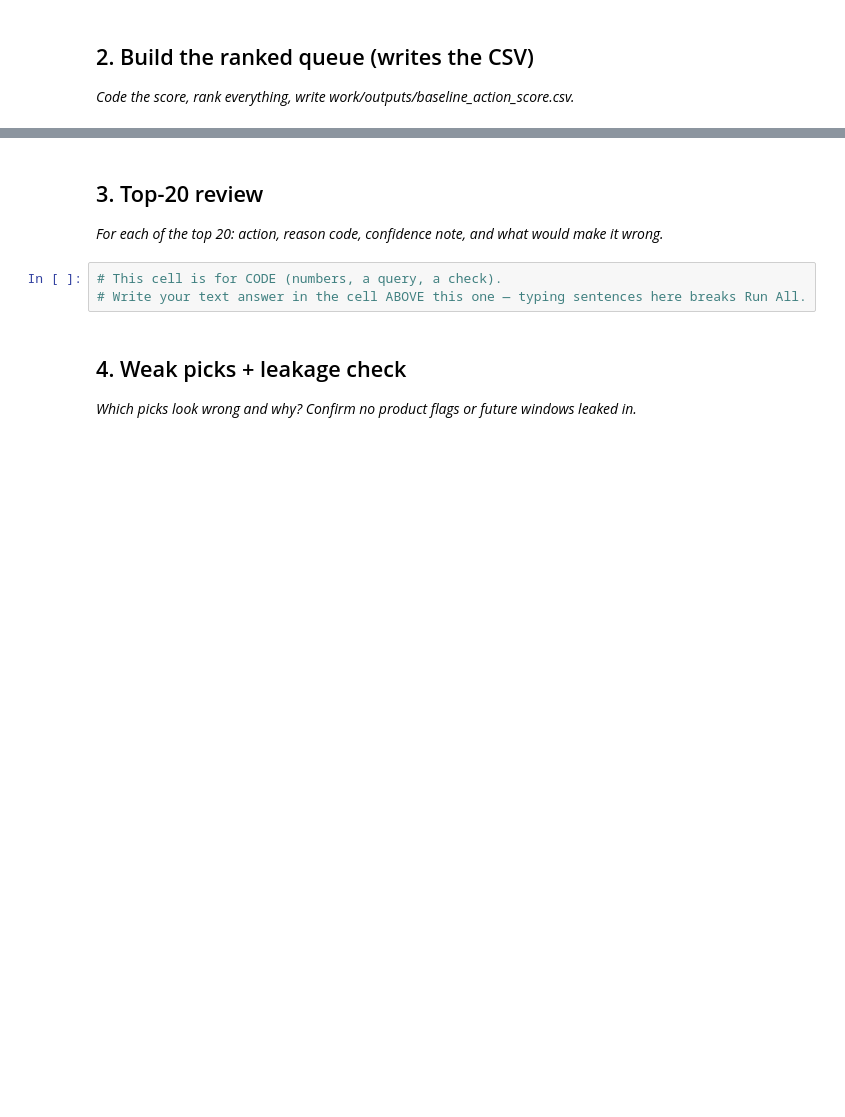
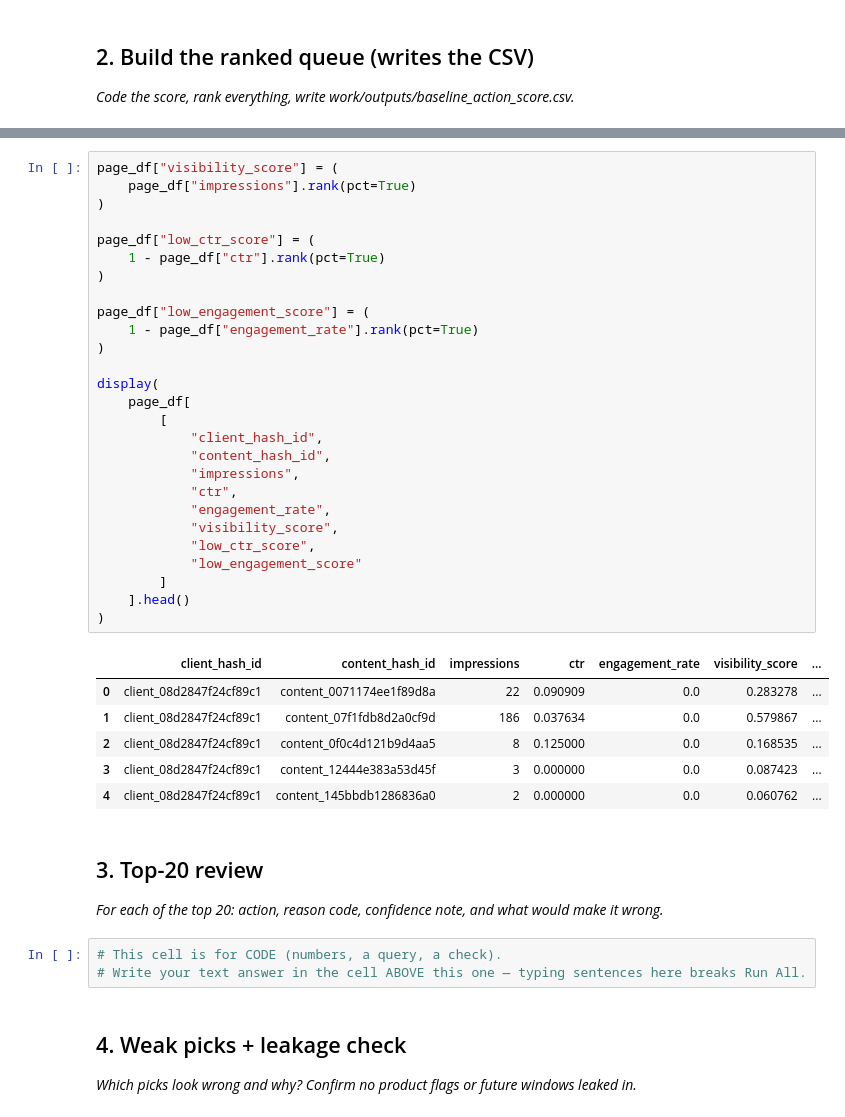
Before and after one commit to nando135/flyrank_ml_1, a Jupyter notebook: work/notebooks/w04_baseline_score.ipynb, the cells around one changed output, grey strips where cells are left out. Drawn from its saved outputs; the diff is of its cells as text; blank space fills up the shorter version.

```diff
--- a/work/notebooks/w04_baseline_score.ipynb
+++ b/work/notebooks/w04_baseline_score.ipynb
@@ -23,3 +226,37 @@ This skeleton is yours to fill. Work the sections **in order** — each one has
+# %%
+page_df["visibility_score"] = (
+    page_df["impressions"].rank(pct=True)
+)
+
+page_df["low_ctr_score"] = (
+    1 - page_df["ctr"].rank(pct=True)
+)
+
+page_df["low_engagement_score"] = (
+    1 - page_df["engagement_rate"].rank(pct=True)
+)
+
+display(
+    page_df[
+        [
+            "client_hash_id",
+            "content_hash_id",
+            "impressions",
+            "ctr",
+            "engagement_rate",
+            "visibility_score",
+            "low_ctr_score",
+            "low_engagement_score"
+        ]
+    ].head()
+)
+# %% [output]
+|  | client_hash_id | content_hash_id | impressions | ctr | engagement_rate | visibility_score | ... |
+| 0 | client_08d2847f24cf89c1 | content_0071174ee1f89d8a | 22 | 0.090909 | 0.0 | 0.283278 | ... |
+| 1 | client_08d2847f24cf89c1 | content_07f1fdb8d2a0cf9d | 186 | 0.037634 | 0.0 | 0.579867 | ... |
+| 2 | client_08d2847f24cf89c1 | content_0f0c4d121b9d4aa5 | 8 | 0.125000 | 0.0 | 0.168535 | ... |
+| 3 | client_08d2847f24cf89c1 | content_12444e383a53d45f | 3 | 0.000000 | 0.0 | 0.087423 | ... |
+| 4 | client_08d2847f24cf89c1 | content_145bbdb1286836a0 | 2 | 0.000000 | 0.0 | 0.060762 | ... |
 # %% [markdown]
 ## 3. Top-20 review
 
```
Also changed, not shown: parts of 9 cells of this notebook.
